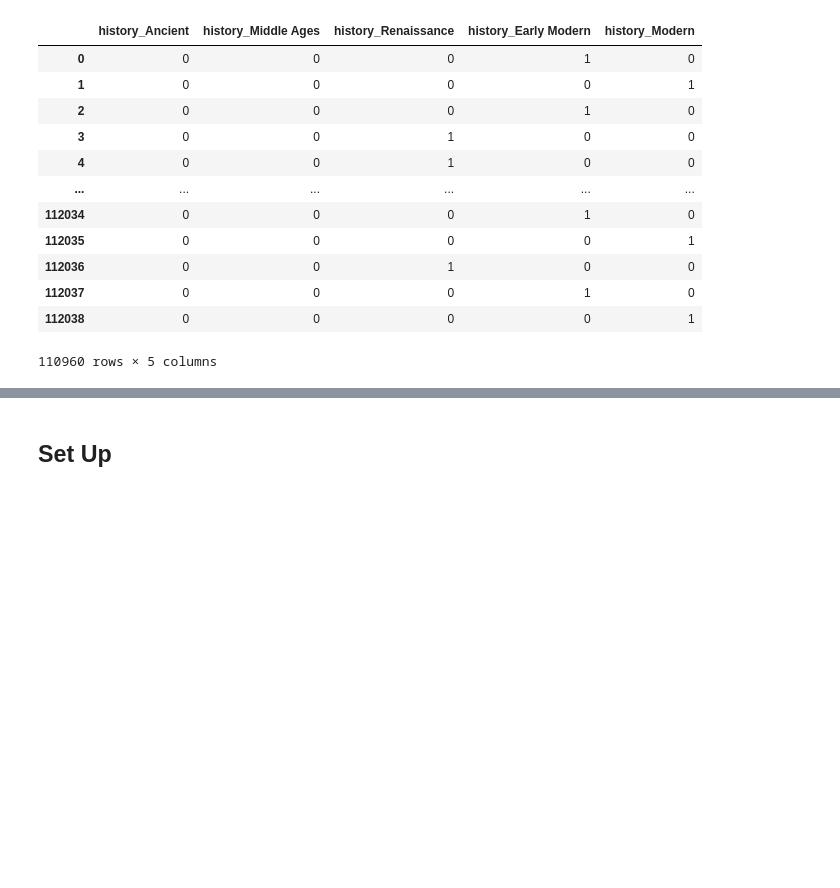
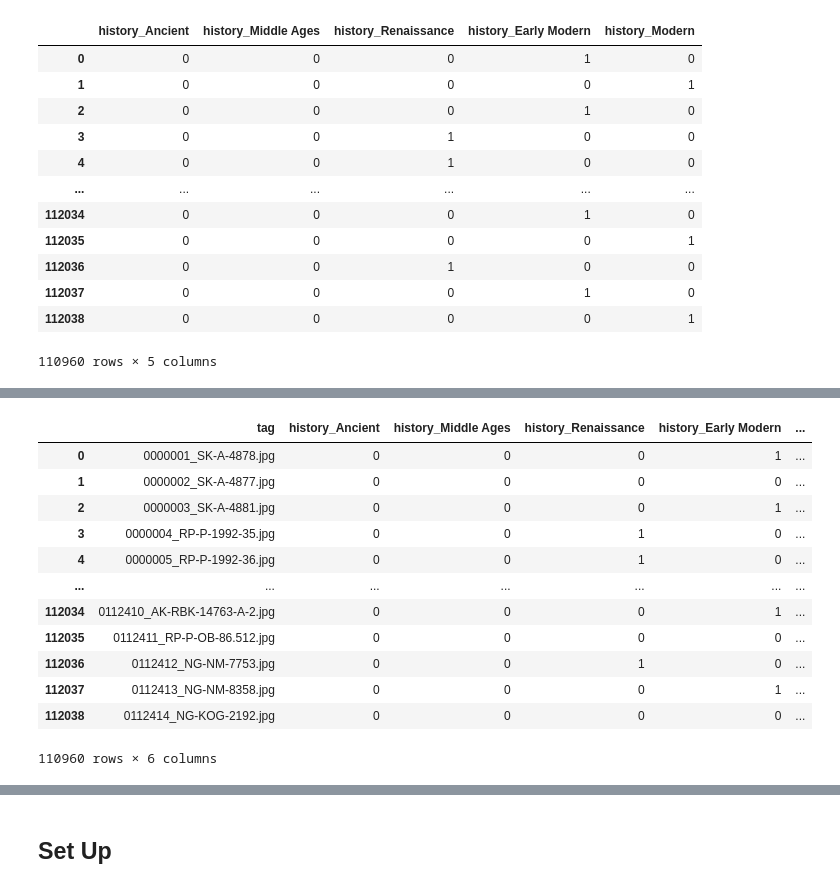
Before and after one commit to XingxinHE/Chief_Curator_Griffin, a Jupyter notebook: 04_Griffin_distinguish_the_period_of_art.ipynb, the cells around one changed output, grey strips where cells are left out. Drawn from its saved outputs; the diff is of its cells as text; code cells hidden in the pictures; blank space fills up the shorter version.

```diff
--- a/04_Griffin_distinguish_the_period_of_art.ipynb
+++ b/04_Griffin_distinguish_the_period_of_art.ipynb
@@ -394,0 +411,20 @@ history_one_hot_df = pd.get_dummies(date_type_df.historical_period, prefix='hist
+# %%
+peroid_df = pd.concat([date_type_df, history_one_hot_df], axis=1)
+# %%
+peroid_df = peroid_df.iloc[:, [1,15,16,17,18,19]]
+# %%
+peroid_df
+# %% [output]
+|  | tag | history_Ancient | history_Middle Ages | history_Renaissance | history_Early Modern | ... |
+| 0 | 0000001_SK-A-4878.jpg | 0 | 0 | 0 | 1 | ... |
+| 1 | 0000002_SK-A-4877.jpg | 0 | 0 | 0 | 0 | ... |
+| 2 | 0000003_SK-A-4881.jpg | 0 | 0 | 0 | 1 | ... |
+| 3 | 0000004_RP-P-1992-35.jpg | 0 | 0 | 1 | 0 | ... |
+| 4 | 0000005_RP-P-1992-36.jpg | 0 | 0 | 1 | 0 | ... |
+| ... | ... | ... | ... | ... | ... | ... |
+| 112034 | 0112410_AK-RBK-14763-A-2.jpg | 0 | 0 | 0 | 1 | ... |
+| 112035 | 0112411_RP-P-OB-86.512.jpg | 0 | 0 | 0 | 0 | ... |
+| 112036 | 0112412_NG-NM-7753.jpg | 0 | 0 | 1 | 0 | ... |
+| 112037 | 0112413_NG-NM-8358.jpg | 0 | 0 | 0 | 1 | ... |
+| 112038 | 0112414_NG-KOG-2192.jpg | 0 | 0 | 0 | 0 | ... |
+110960 rows × 6 columns
```
Also changed, not shown: parts of 12 cells of this notebook.
